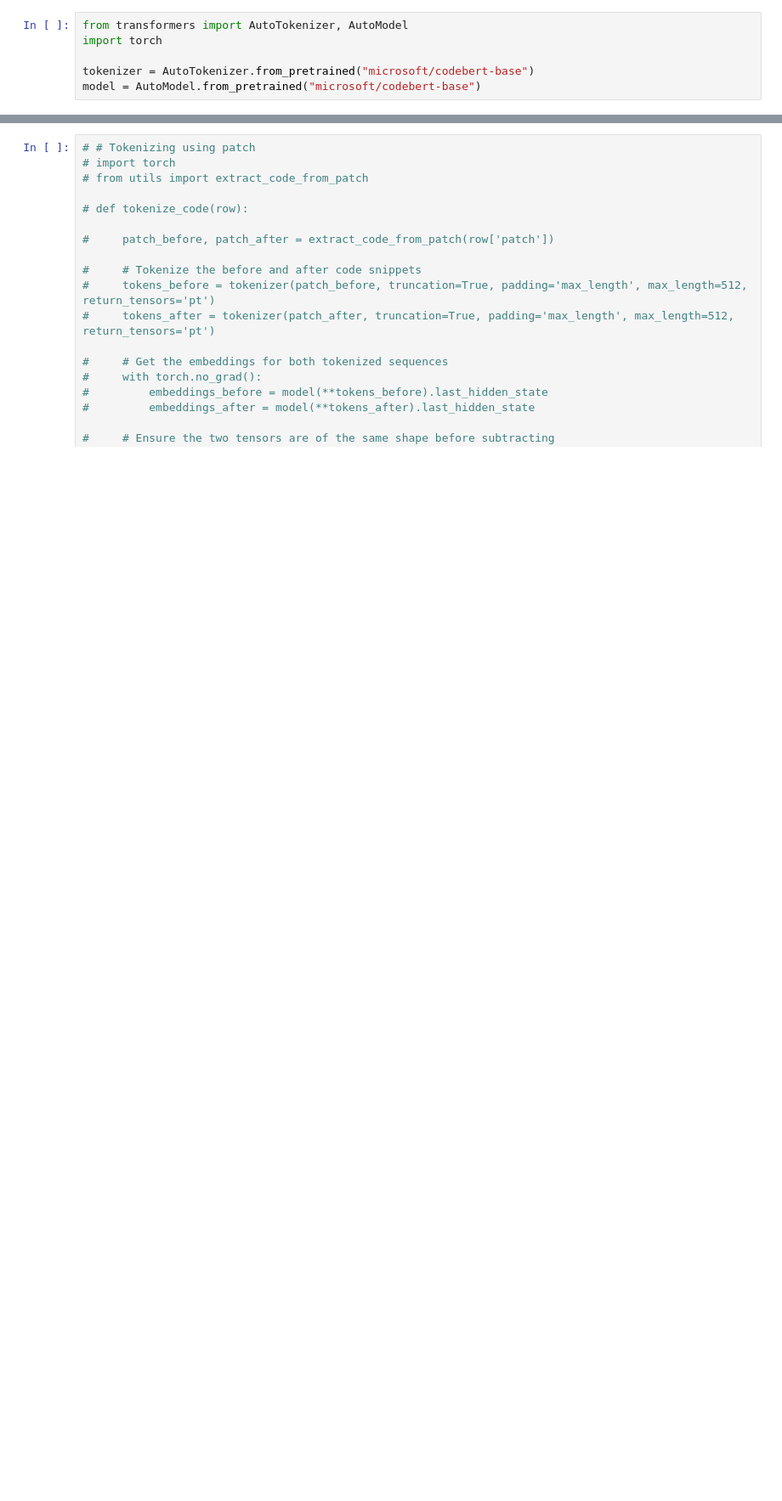
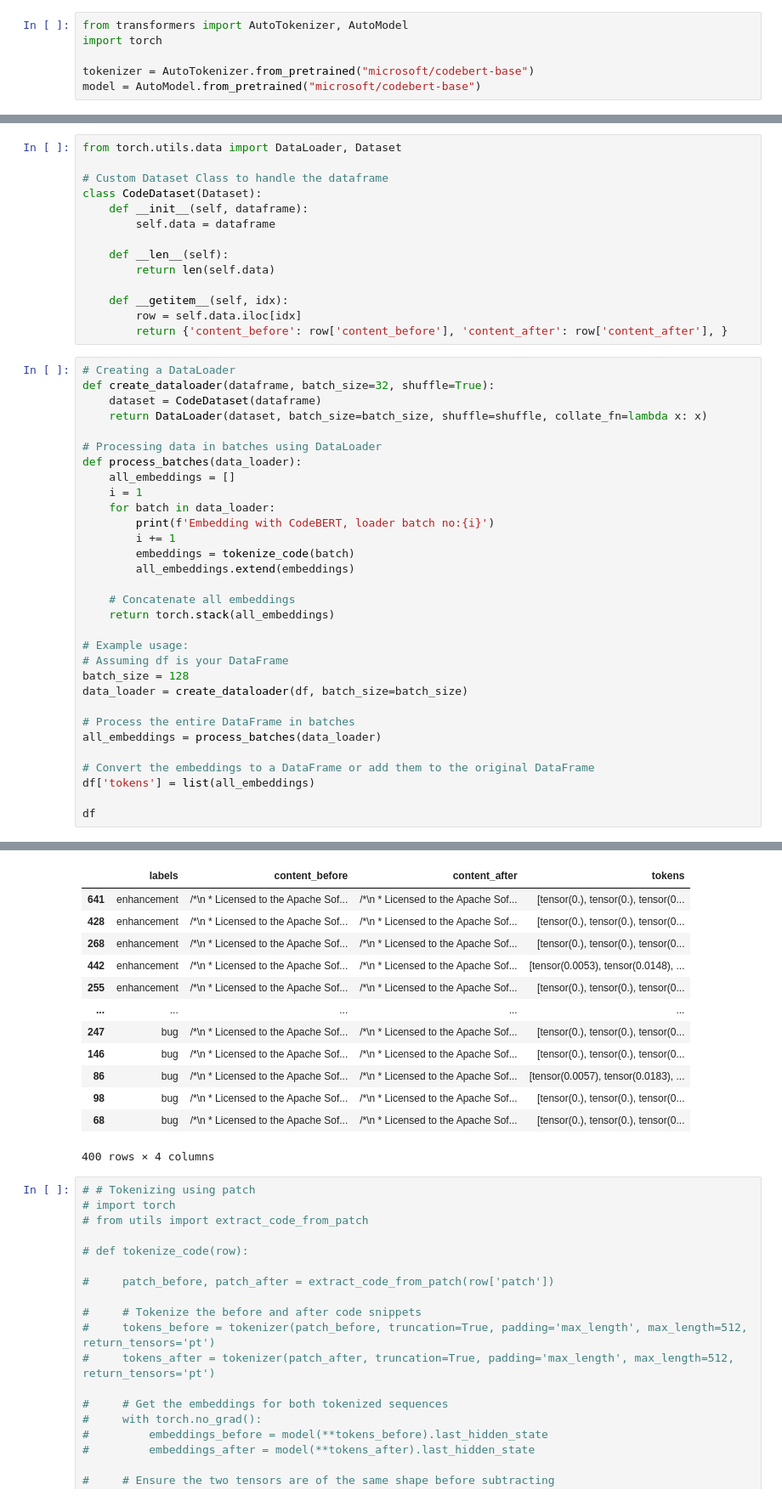
Before and after one commit to FSMVU-Tubitak-1001-Kod-Analiz/metadata-nn-model, a Jupyter notebook: CodeBERT_embedding_nn_model.ipynb, the cells around one changed output, grey strips where cells are left out. Shown at 85% size. Drawn from its saved outputs; the diff is of its cells as text; blank space fills up the shorter version.

```diff
--- a/CodeBERT_embedding_nn_model.ipynb
+++ b/CodeBERT_embedding_nn_model.ipynb
@@ -117,0 +101,46 @@ df
+# %%
+from torch.utils.data import DataLoader, Dataset
+
+# Custom Dataset Class to handle the dataframe
+class CodeDataset(Dataset):
+    def __init__(self, dataframe):
+        self.data = dataframe
+
+    def __len__(self):
+        return len(self.data)
+
+    def __getitem__(self, idx):
+        row = self.data.iloc[idx]
+        return {'content_before': row['content_before'], 'content_after': row['content_after'], }
+# %%
+# Creating a DataLoader
+def create_dataloader(dataframe, batch_size=32, shuffle=True):
+    dataset = CodeDataset(dataframe)
+    return DataLoader(dataset, batch_size=batch_size, shuffle=shuffle, collate_fn=lambda x: x)
+
+# Processing data in batches using DataLoader
+def process_batches(data_loader):
+    all_embeddings = []
+    i = 1
+    for batch in data_loader:
+        print(f'Embedding with CodeBERT, loader batch no:{i}')
+        i += 1
+        embeddings = tokenize_code(batch)
+        all_embeddings.extend(embeddings)
+
+    # Concatenate all embeddings
+    return torch.stack(all_embeddings)
+
+# Example usage:
+# Assuming df is your DataFrame
+batch_size = 128
+data_loader = create_dataloader(df, batch_size=batch_size)
+
+# Process the entire DataFrame in batches
+all_embeddings = process_batches(data_loader)
+
+# Convert the embeddings to a DataFrame or add them to the original DataFrame
+df['tokens'] = list(all_embeddings)
+
+df
+# %% [output]
@@ -118,3 +160,16 @@ df
+|  | labels | content_before | content_after | tokens |
+| 641 | enhancement | /*\n * Licensed to the Apache Sof... | /*\n * Licensed to the Apache Sof... | [tensor(0.), tensor(0.), tensor(0... |
+| 428 | enhancement | /*\n * Licensed to the Apache Sof... | /*\n * Licensed to the Apache Sof... | [tensor(0.), tensor(0.), tensor(0... |
+| 268 | enhancement | /*\n * Licensed to the Apache Sof... | /*\n * Licensed to the Apache Sof... | [tensor(0.), tensor(0.), tensor(0... |
+| 442 | enhancement | /*\n * Licensed to the Apache Sof... | /*\n * Licensed to the Apache Sof... | [tensor(0.0053), tensor(0.0148), ... |
+| 255 | enhancement | /*\n * Licensed to the Apache Sof... | /*\n * Licensed to the Apache Sof... | [tensor(0.), tensor(0.), tensor(0... |
+| ... | ... | ... | ... | ... |
+| 247 | bug | /*\n * Licensed to the Apache Sof... | /*\n * Licensed to the Apache Sof... | [tensor(0.), tensor(0.), tensor(0... |
+| 146 | bug | /*\n * Licensed to the Apache Sof... | /*\n * Licensed to the Apache Sof... | [tensor(0.), tensor(0.), tensor(0... |
+| 86 | bug | /*\n * Licensed to the Apache Sof... | /*\n * Licensed to the Apache Sof... | [tensor(0.0057), tensor(0.0183), ... |
+| 98 | bug | /*\n * Licensed to the Apache Sof... | /*\n * Licensed to the Apache Sof... | [tensor(0.), tensor(0.), tensor(0... |
+| 68 | bug | /*\n * Licensed to the Apache Sof... | /*\n * Licensed to the Apache Sof... | [tensor(0.), tensor(0.), tensor(0... |
+400 rows × 4 columns
 # %%
 # # Tokenizing using patch
 # import torch
```
Also changed, not shown: parts of 10 cells of this notebook.
